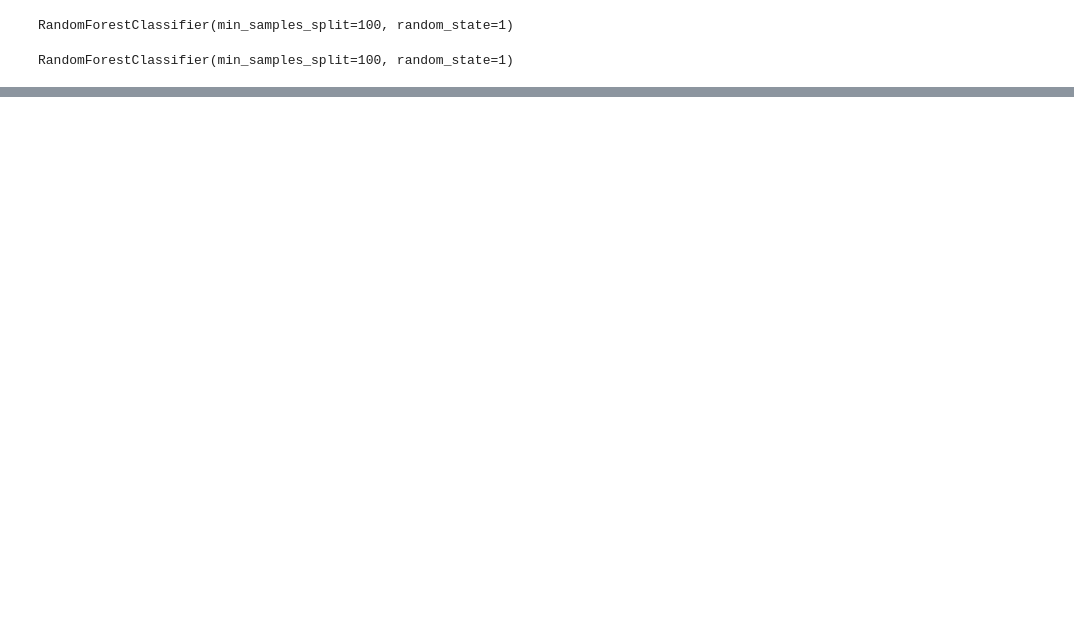
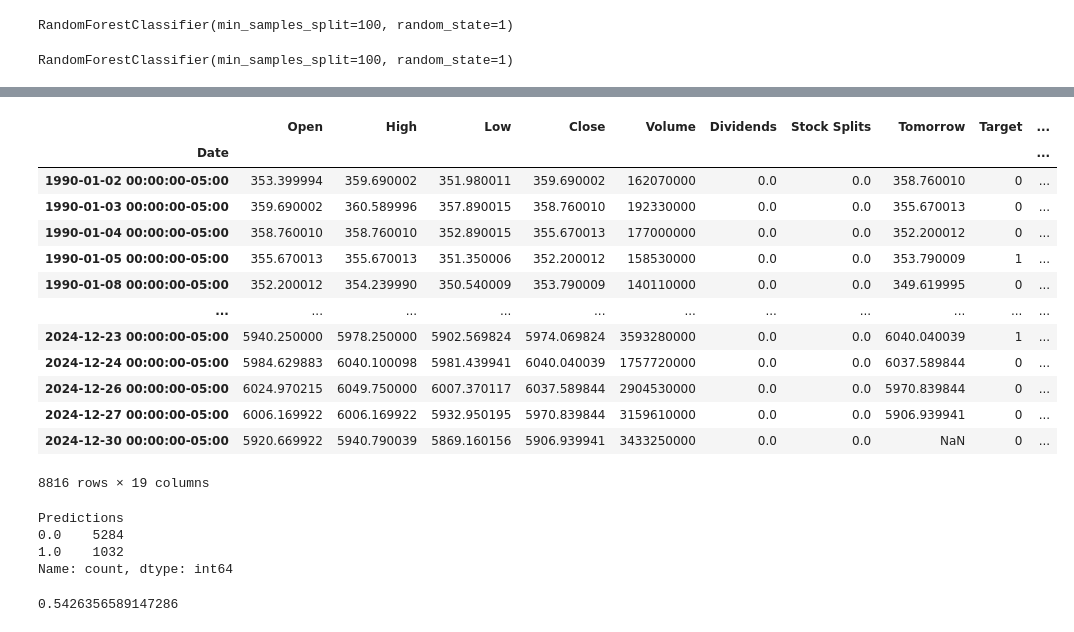
Before and after one commit to nathancmaniego/stockpredictionmodel, a Jupyter notebook: main.ipynb, the cells around one changed output, grey strips where cells are left out. Saved outputs shown, nothing was run; the diff lists cells and outputs as text; code cells hidden in the pictures; blank space fills up the shorter version.

```diff
--- a/main.ipynb
+++ b/main.ipynb
@@ -172 +172,30 @@ Target
 Name: count, dtype: float64
+# %%
+horizons = [2, 5, 60, 250, 1000]
+new_predictors = []
+
+for horizon in horizons:
+    rolling_averages = sp500.rolling(horizon).mean()
+    ratio_column = f"Close_Ratio_{horizon}"
+    sp500[ratio_column] = sp500["Close"] / rolling_averages["Close"]
+    trend_column = f"Trend_{horizon}"
+    sp500[trend_column] = sp500.shift(1).rolling(horizon).sum()["Target"]
+
+    new_predictors += [ratio_column, trend_column]
+# %%
+sp500
+# %% [output]
+|  | Open | High | Low | Close | Volume | Dividends | Stock Splits | Tomorrow | Target | ... |
+| Date |  |  |  |  |  |  |  |  |  | ... |
+| 1990-01-02 00:00:00-05:00 | 353.399994 | 359.690002 | 351.980011 | 359.690002 | 162070000 | 0.0 | 0.0 | 358.760010 | 0 | ... |
+| 1990-01-03 00:00:00-05:00 | 359.690002 | 360.589996 | 357.890015 | 358.760010 | 192330000 | 0.0 | 0.0 | 355.670013 | 0 | ... |
+| 1990-01-04 00:00:00-05:00 | 358.760010 | 358.760010 | 352.890015 | 355.670013 | 177000000 | 0.0 | 0.0 | 352.200012 | 0 | ... |
+| 1990-01-05 00:00:00-05:00 | 355.670013 | 355.670013 | 351.350006 | 352.200012 | 158530000 | 0.0 | 0.0 | 353.790009 | 1 | ... |
+| 1990-01-08 00:00:00-05:00 | 352.200012 | 354.239990 | 350.540009 | 353.790009 | 140110000 | 0.0 | 0.0 | 349.619995 | 0 | ... |
+| ... | ... | ... | ... | ... | ... | ... | ... | ... | ... | ... |
+| 2024-12-23 00:00:00-05:00 | 5940.250000 | 5978.250000 | 5902.569824 | 5974.069824 | 3593280000 | 0.0 | 0.0 | 6040.040039 | 1 | ... |
+| 2024-12-24 00:00:00-05:00 | 5984.629883 | 6040.100098 | 5981.439941 | 6040.040039 | 1757720000 | 0.0 | 0.0 | 6037.589844 | 0 | ... |
+| 2024-12-26 00:00:00-05:00 | 6024.970215 | 6049.750000 | 6007.370117 | 6037.589844 | 2904530000 | 0.0 | 0.0 | 5970.839844 | 0 | ... |
+| 2024-12-27 00:00:00-05:00 | 6006.169922 | 6006.169922 | 5932.950195 | 5970.839844 | 3159610000 | 0.0 | 0.0 | 5906.939941 | 0 | ... |
+| 2024-12-30 00:00:00-05:00 | 5920.669922 | 5940.790039 | 5869.160156 | 5906.939941 | 3433250000 | 0.0 | 0.0 | NaN | 0 | ... |
+8816 rows × 19 columns
@@ -172,0 +215,11 @@ Name: count, dtype: float64
+# %%
+predictions["Predictions"].value_counts()
+# %% [output]
+Predictions
+0.0    5284
+1.0    1032
+Name: count, dtype: int64
+# %%
+precision_score(predictions["Target"], predictions["Predictions"])
+# %% [output]
+0.5426356589147286
```
Also changed, not shown: parts of 14 cells of this notebook.
